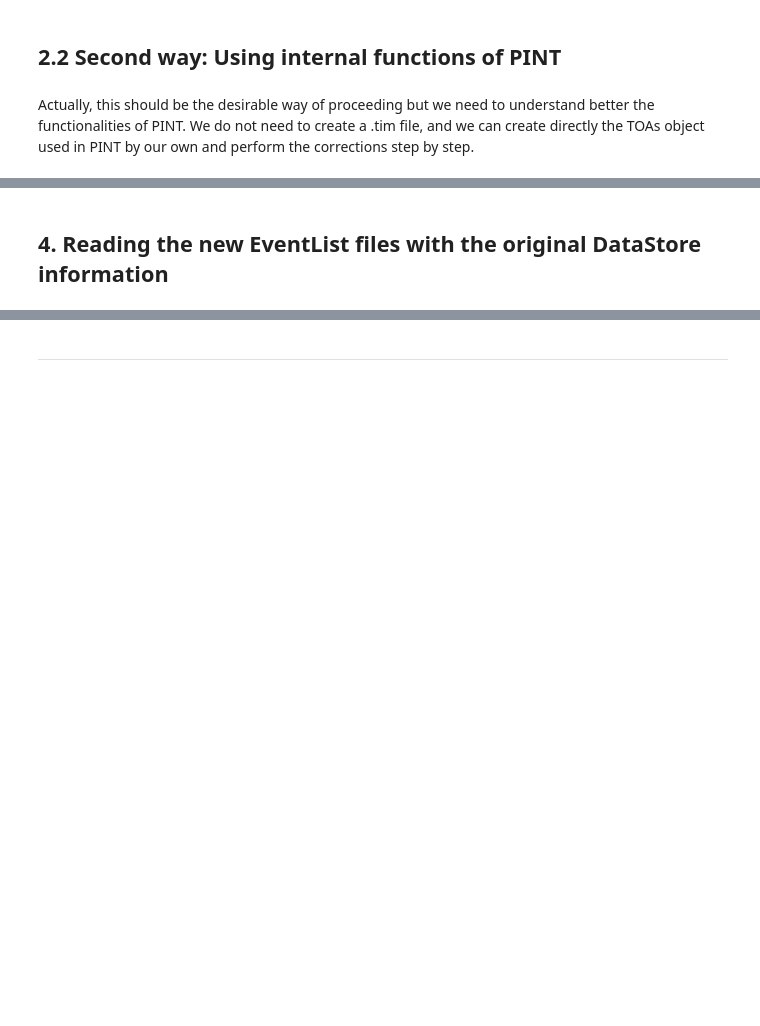
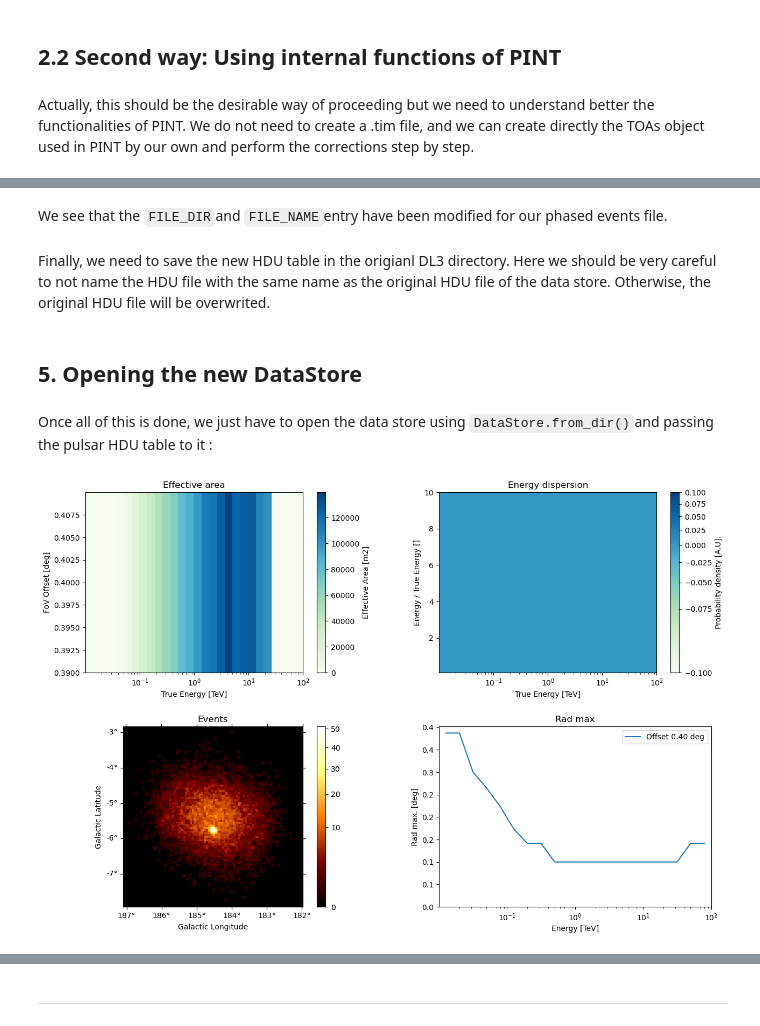
Before and after one commit to gammapy/gammapy-recipes, a Jupyter notebook: recipes/pulsar_analysis/Pulsar_analysis_gammapy.ipynb, the cells around one changed output, grey strips where cells are left out. Saved outputs shown, nothing was run; the diff lists cells and outputs as text; code cells hidden in the pictures; blank space fills up the shorter version.

```diff
--- a/recipes/pulsar_analysis/Pulsar_analysis_gammapy.ipynb
+++ b/recipes/pulsar_analysis/Pulsar_analysis_gammapy.ipynb
@@ -47,7 +54,9 @@ from gammapy.maps import Map, WcsGeom, MapAxis, RegionGeom
 # %% [markdown]
 ## 1. Reading DataStore
 # %%
+# Define the directory containing the DL3 data
 DL3_direc = "$GAMMAPY_DATA/magic/rad_max/data"
-DL3_direc='/Users/alvarom/Desktop/Doctorado/fermipulsar/gammapy-datasets/1.0/magic/rad_max/data/'
+#DL3_direc = "/Users/Jan-Lukas/Desktop/Uni/Promotion/gammapy/gammapy-data/magic/rad_max/data"
+#DL3_direc='/Users/alvarom/Desktop/Doctorado/fermipulsar/gammapy-datasets/1.0/magic/rad_max/data/'
 # %%
 #Read DataStore from a directory
@@ -291,0 +357,4 @@ Writing outputfile in ./pulsar_data/dl3_pulsar_5029747.fits
+# %% [markdown]
+We see that the `FILE_DIR`and `FILE_NAME`entry have been modified for our phased events file.
+# %% [markdown]
+Finally, we need to save the new HDU table in the origianl DL3 directory. Here we should be very careful to not name the HDU file with the same name as the original HDU file of the data store. Otherwise, the original HDU file will be overwrited.
@@ -292,2 +363,11 @@ Writing outputfile in ./pulsar_data/dl3_pulsar_5029747.fits
 # %% [markdown]
-## 4. Reading the new EventList files with the original DataStore information
+## 5. Opening the new DataStore
+# %% [markdown]
+Once all of this is done, we just have to open the data store using `DataStore.from_dir()`and passing the pulsar HDU table to it :
+# %%
+pulsar_datastore = DataStore.from_dir(DL3_direc, hdu_table_filename='hdu-index-pulsar.fits.gz')
+# %%
+observations = pulsar_datastore.get_observations([5029747], required_irf = "point-like")
+observations[0].peek()
+# %% [output]
+[figure, added]
```
Also changed, not shown: parts of 72 cells of this notebook.
